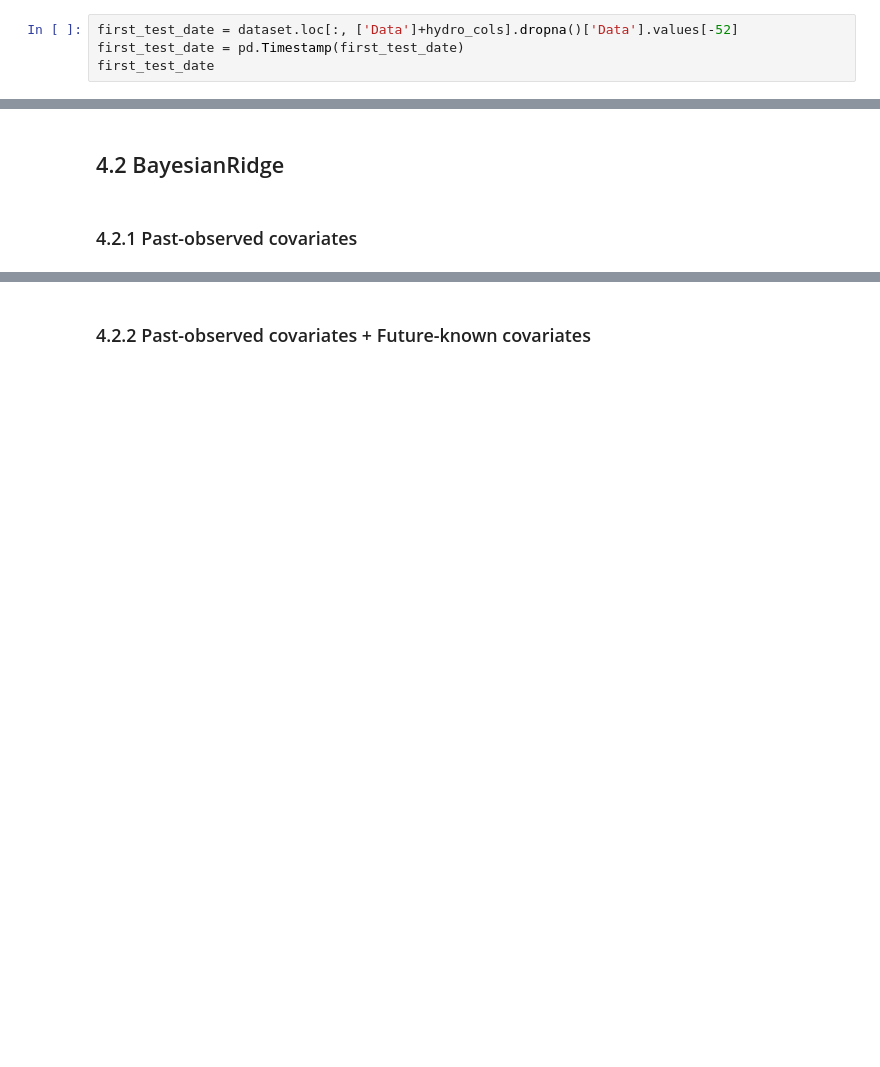
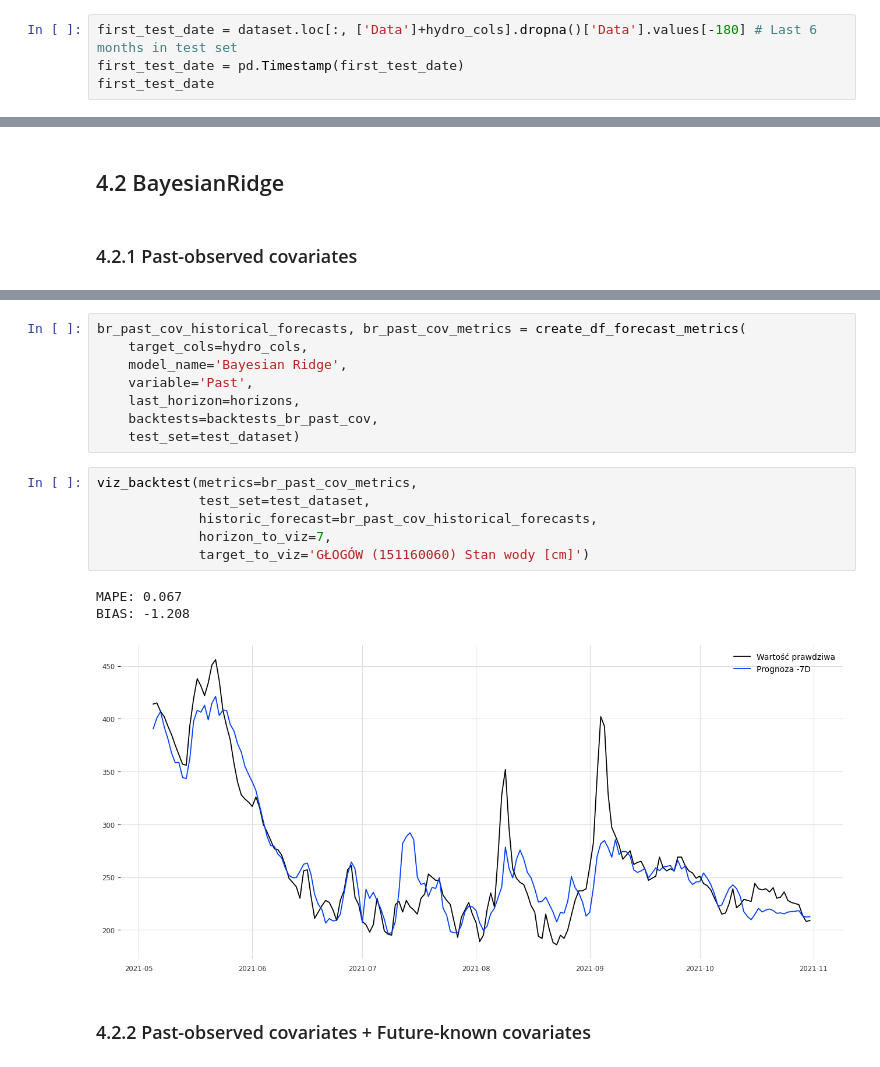
Before and after one commit to it4datascience/CuValley-Batmaja, a Jupyter notebook: src/modelling.ipynb, the cells around one changed output, grey strips where cells are left out. Saved outputs shown, nothing was run; the diff lists cells and outputs as text; blank space fills up the shorter version.

```diff
--- a/src/modelling.ipynb
+++ b/src/modelling.ipynb
@@ -132,7 +132,7 @@ Attributes:
 # %% [markdown]
 # 3. Train Test Split & pre-processing
 # %%
-first_test_date = dataset.loc[:, ['Data']+hydro_cols].dropna()['Data'].values[-52]
+first_test_date = dataset.loc[:, ['Data']+hydro_cols].dropna()['Data'].values[-180] # Last 6 months in test set
 first_test_date = pd.Timestamp(first_test_date)
 first_test_date
 # %% [output]
@@ -293,2 +317,20 @@ baseline_model.fit(train_dataset)
+# %%
+br_past_cov_historical_forecasts, br_past_cov_metrics = create_df_forecast_metrics(
+    target_cols=hydro_cols,
+    model_name='Bayesian Ridge',
+    variable='Past',
+    last_horizon=horizons,
+    backtests=backtests_br_past_cov,
+    test_set=test_dataset)
+# %%
+viz_backtest(metrics=br_past_cov_metrics,
+             test_set=test_dataset,
+             historic_forecast=br_past_cov_historical_forecasts,
+             horizon_to_viz=7,
+             target_to_viz='GŁOGÓW (151160060) Stan wody [cm]')
+# %% [output]
+MAPE: 0.067
+BIAS: -1.208
+[figure, added]
 # %% [markdown]
 ### 4.2.2 Past-observed covariates + Future-known covariates
```
Also changed, not shown: parts of 35 cells of this notebook.
